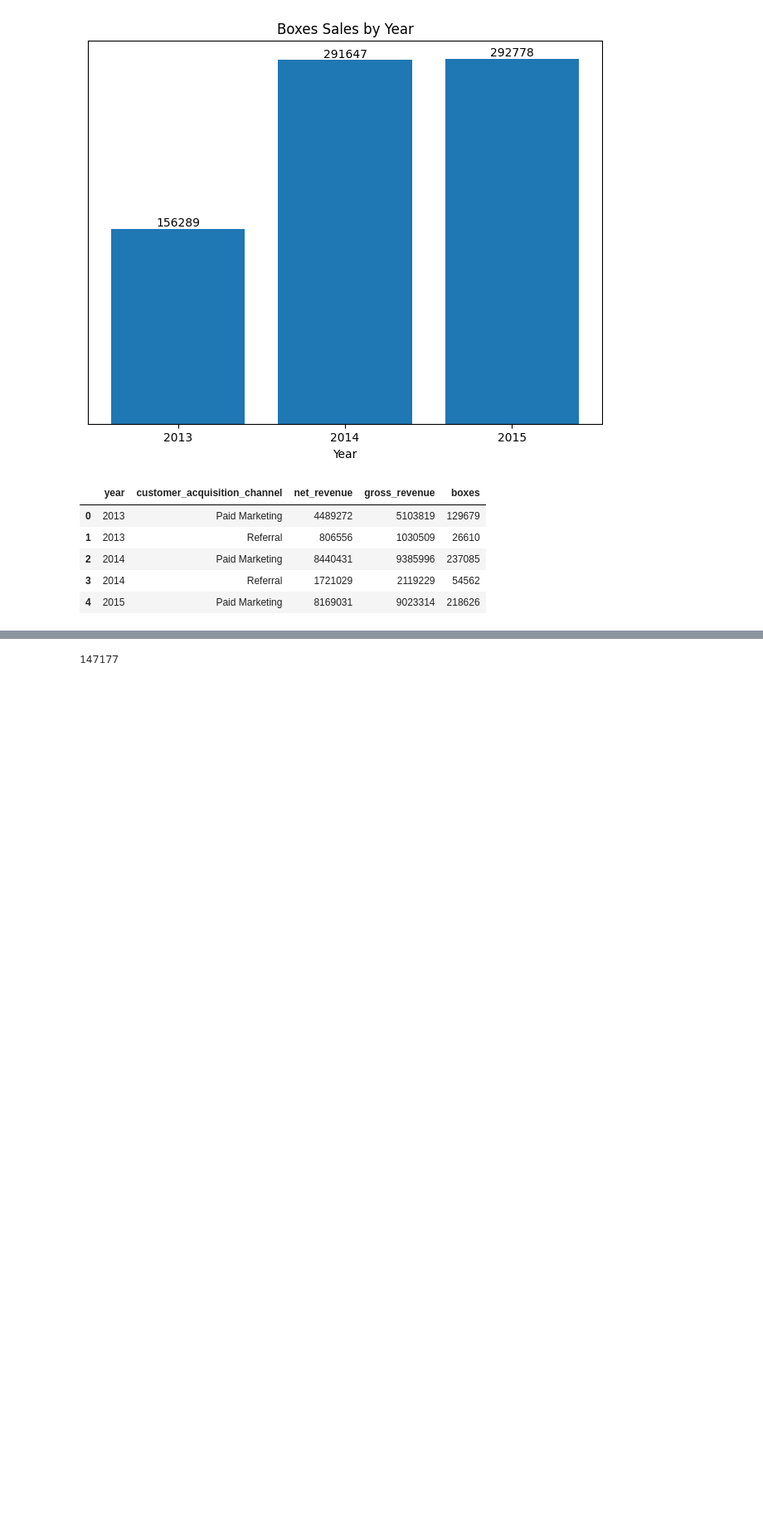
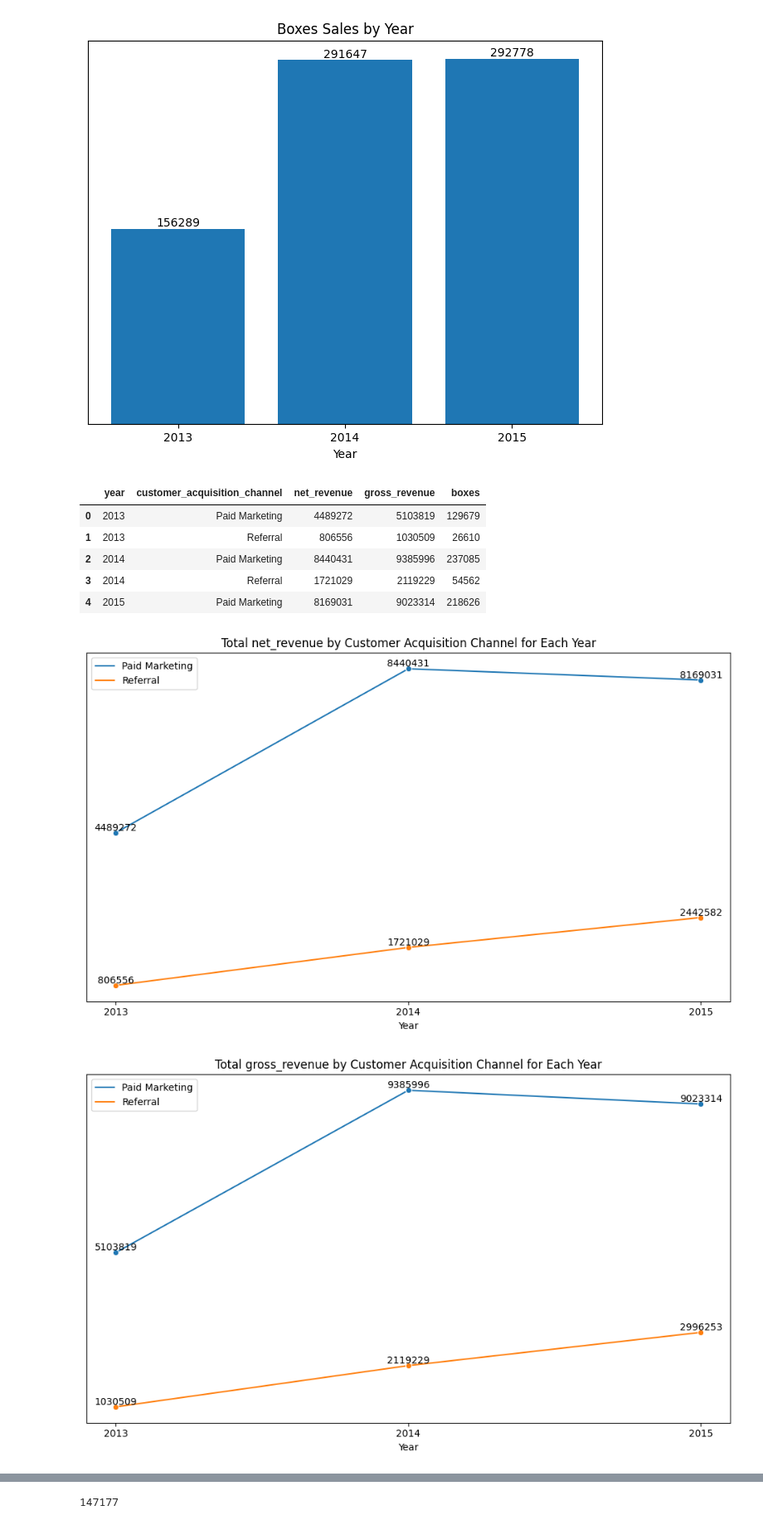
Before and after one commit to FabiBarbos/Churn, a Jupyter notebook: Olá,_este_é_o_Colaboratory.ipynb, the cells around one changed output, grey strips where cells are left out. Shown at 83% size. Drawn from its saved outputs; the diff is of its cells as text; code cells hidden in the pictures; blank space fills up the shorter version.

```diff
--- a/Olá,_este_é_o_Colaboratory.ipynb
+++ b/Olá,_este_é_o_Colaboratory.ipynb
@@ -120,3 +121,37 @@ grouped_year_channel.head()
 | 2 | 2014 | Paid Marketing | 8440431 | 9385996 | 237085 |
 | 3 | 2014 | Referral | 1721029 | 2119229 | 54562 |
 | 4 | 2015 | Paid Marketing | 8169031 | 9023314 | 218626 |
+# %%
+def generate_line_plots(data, metrics):
+    for metric in metrics:
+        # Filtrar o DataFrame para a métrica atual
+        metric_data = data[['year', 'customer_acquisition_channel', metric]]
+
+        # Plotar gráfico de linhas usando o Seaborn
+        plt.figure(figsize=(10, 6))
+        ax = sns.lineplot(data=metric_data, x='year', y=metric, hue='customer_acquisition_channel', marker='o')
+
+        # Adicionar os valores da métrica junto às linhas
+        for year, channel, value in metric_data.values:
+            plt.text(year, value, str(value), ha='center', va='bottom')
+
+        plt.xlabel('Year')
+        plt.ylabel(metric)
+        plt.title('Total {} by Customer Acquisition Channel for Each Year'.format(metric))
+        plt.legend()
+        plt.tight_layout()
+        plt.ylabel('')  # Remover o rótulo do eixo y
+
+        # Remover o eixo y
+        ax.set_yticks([])
+
+        # Ajustar os rótulos do eixo x
+        years = metric_data['year'].unique()
+        plt.xticks(years, [int(year) for year in years])
+
+        plt.show()
+# %%
+generate_line_plots(grouped_year_channel, ['net_revenue', 'gross_revenue', 'boxes'])
+# %% [output]
+[figure, added]
+[figure, added]
```
Also changed, not shown: parts of 18 cells of this notebook.
